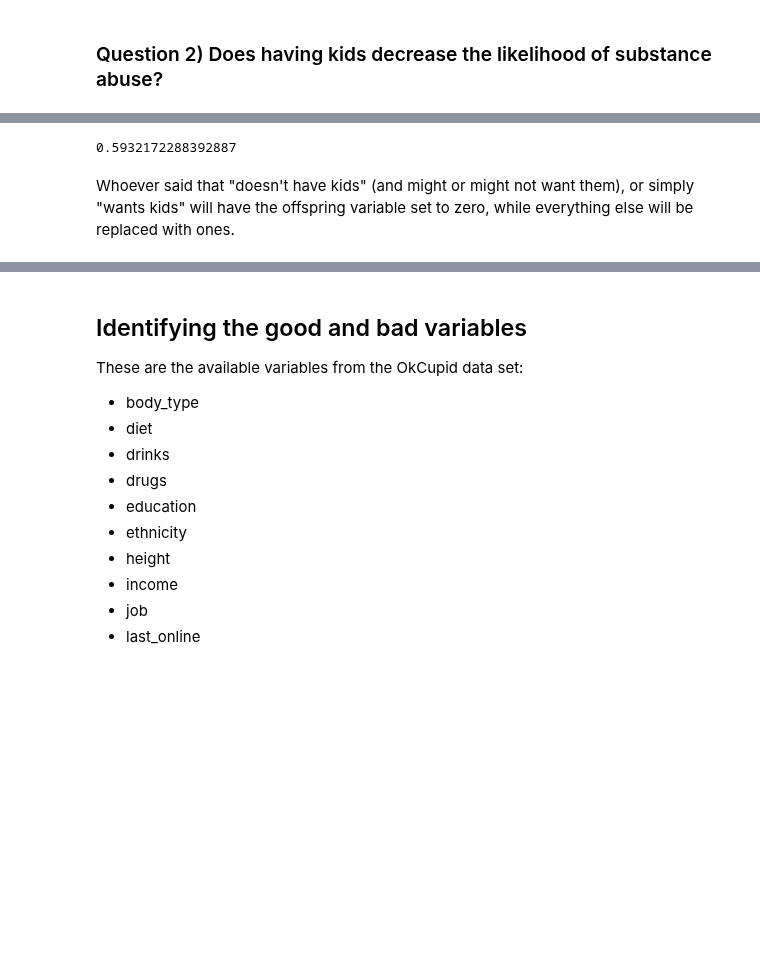
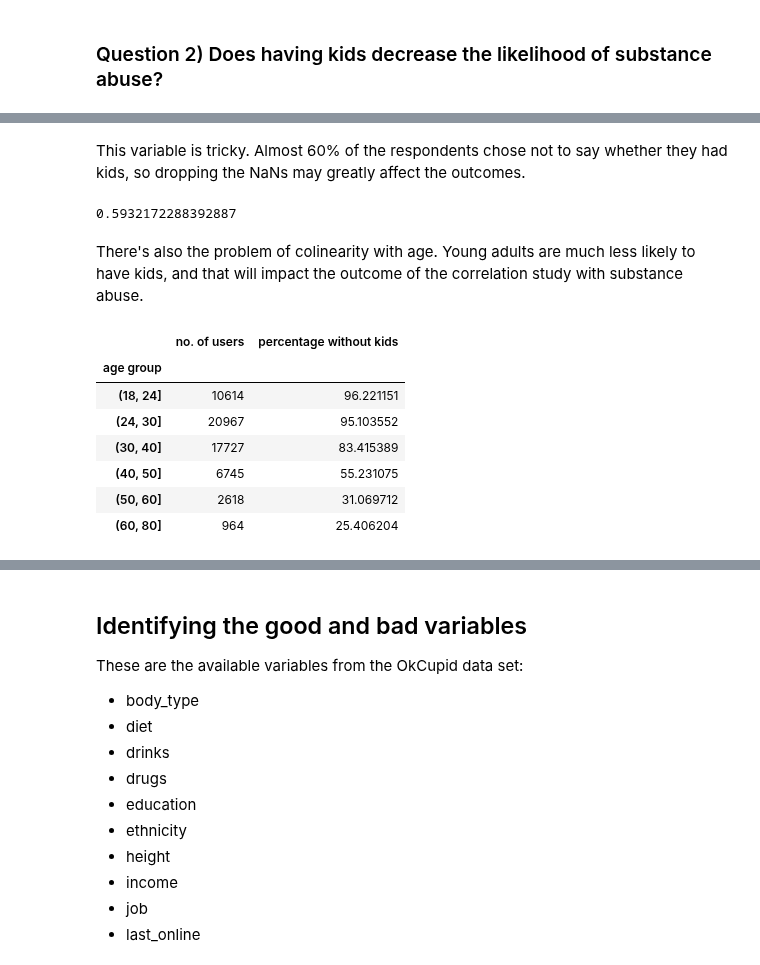
Before and after one commit to brunoarine/substance-problem-study, a Jupyter notebook: notebooks/project.ipynb, the cells around one changed output, grey strips where cells are left out. Drawn from its saved outputs; the diff is of its cells as text; code cells hidden in the pictures; blank space fills up the shorter version.

```diff
--- a/notebooks/project.ipynb
+++ b/notebooks/project.ipynb
@@ -99,6 +119,6 @@ plt.show()
+# %% [markdown]
+This variable is tricky. Almost 60% of the respondents chose not to say whether they had kids, so dropping the NaNs may greatly affect the outcomes.
 # %%
 df['offspring'].isnull().mean()
 # %% [output]
 0.5932172288392887
-# %% [markdown]
-Whoever said that "doesn't have kids" (and might or might not want them), or simply "wants kids" will have the offspring variable set to zero, while everything else will be replaced with ones.
@@ -122,0 +125,18 @@ df['offspring'].replace(['has a kid',
+# %% [markdown]
+There's also the problem of colinearity with age. Young adults are much less likely to have kids, and that will impact the outcome of the correlation study with substance abuse.
+# %%
+df["age_group"] = pd.cut(df['age'], bins=[18,24,30,40,50,60,80])
+
+table_offspring = pd.concat([df["age_group"].value_counts(), (1-df.groupby("age_group")["offspring"].mean())*100], axis=1)
+table_offspring.columns = ["no. of users", "percentage without kids"]
+table_offspring.index.rename("age group", inplace=True)
+table_offspring
+# %% [output]
+|  | no. of users | percentage without kids |
+| age group |  |  |
+| (18, 24] | 10614 | 96.221151 |
+| (24, 30] | 20967 | 95.103552 |
+| (30, 40] | 17727 | 83.415389 |
+| (40, 50] | 6745 | 55.231075 |
+| (50, 60] | 2618 | 31.069712 |
+| (60, 80] | 964 | 25.406204 |
```
Also changed, not shown: parts of 24 cells of this notebook.
